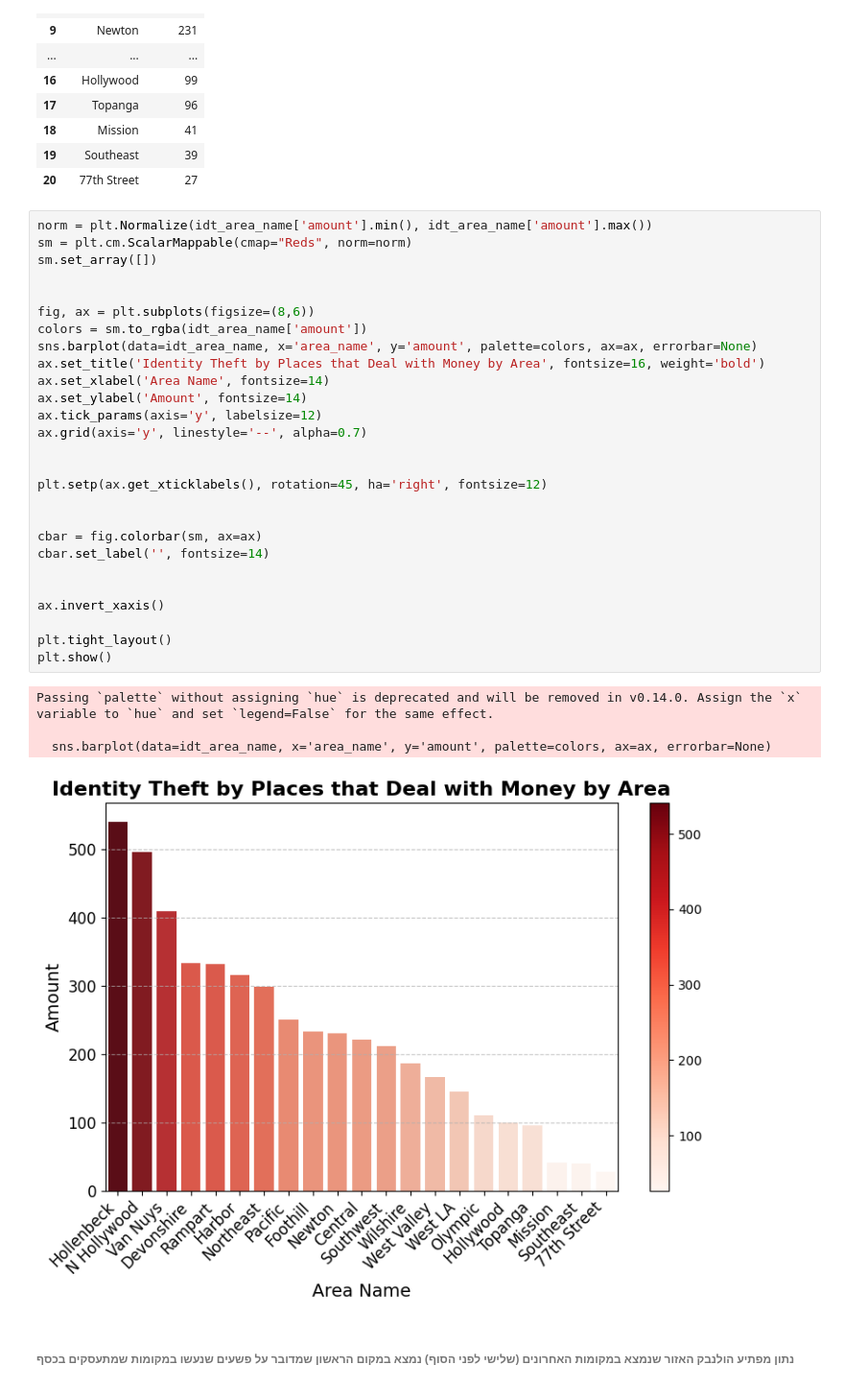
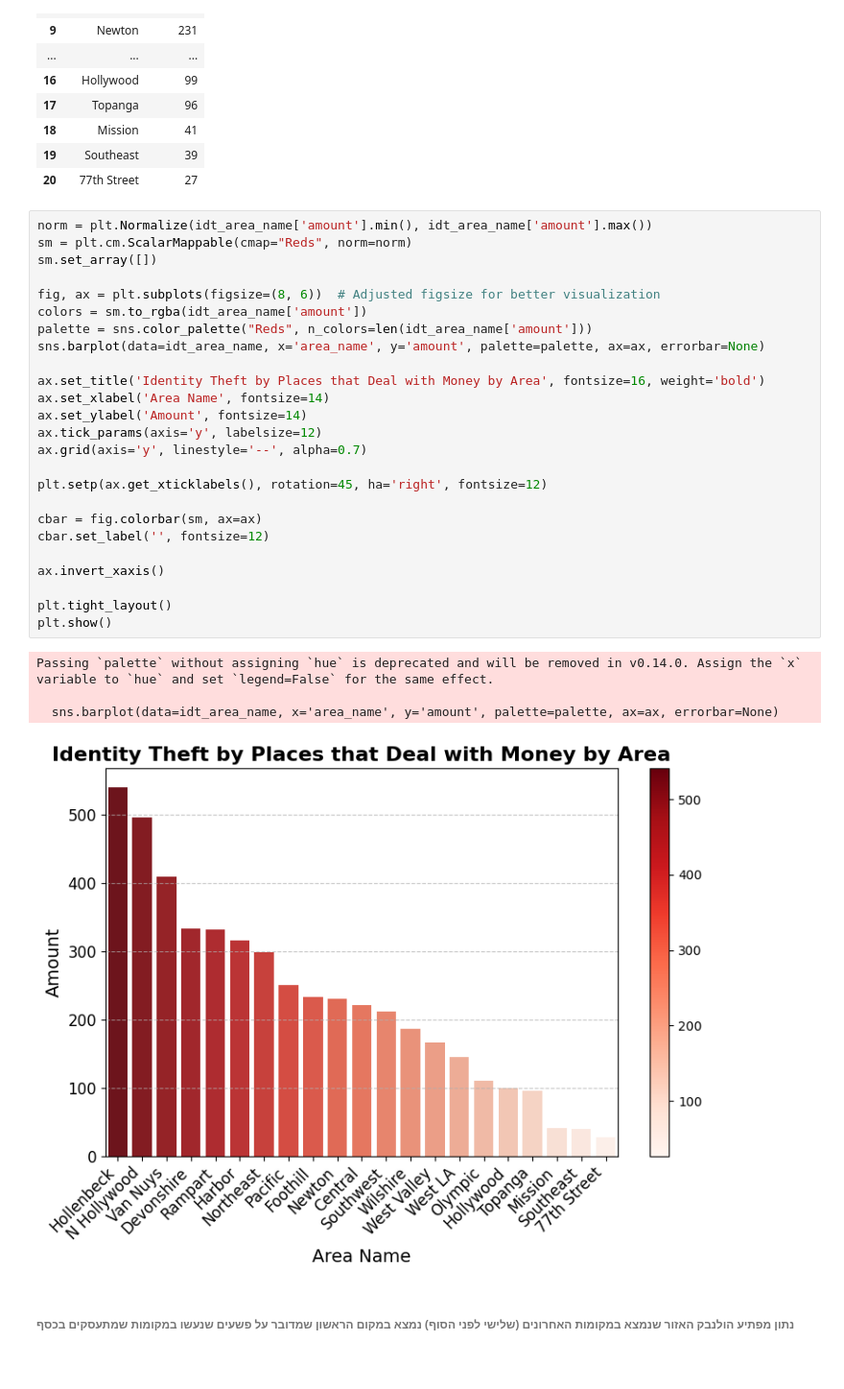
Before and after one commit to BareLevi/Data_Analysis_Final_Project, a Jupyter notebook: Ella_Tomer_bBarel_project_updated.ipynb, the cells around one changed output. Shown at 96% size. Drawn from its saved outputs; the diff is of its cells as text.

```diff
--- a/Ella_Tomer_bBarel_project_updated.ipynb
+++ b/Ella_Tomer_bBarel_project_updated.ipynb
@@ -870,35 +768,33 @@ idt_area_name
 # %%
 norm = plt.Normalize(idt_area_name['amount'].min(), idt_area_name['amount'].max())
 sm = plt.cm.ScalarMappable(cmap="Reds", norm=norm)
 sm.set_array([])
 
+fig, ax = plt.subplots(figsize=(8, 6))  # Adjusted figsize for better visualization
+colors = sm.to_rgba(idt_area_name['amount'])
+palette = sns.color_palette("Reds", n_colors=len(idt_area_name['amount']))
+sns.barplot(data=idt_area_name, x='area_name', y='amount', palette=palette, ax=ax, errorbar=None)
 
-fig, ax = plt.subplots(figsize=(8,6))
-colors = sm.to_rgba(idt_area_name['amount'])
-sns.barplot(data=idt_area_name, x='area_name', y='amount', palette=colors, ax=ax, errorbar=None)
 ax.set_title('Identity Theft by Places that Deal with Money by Area', fontsize=16, weight='bold')
 ax.set_xlabel('Area Name', fontsize=14)
 ax.set_ylabel('Amount', fontsize=14)
 ax.tick_params(axis='y', labelsize=12)
 ax.grid(axis='y', linestyle='--', alpha=0.7)
 
-
 plt.setp(ax.get_xticklabels(), rotation=45, ha='right', fontsize=12)
 
-
 cbar = fig.colorbar(sm, ax=ax)
-cbar.set_label('', fontsize=14)
-
+cbar.set_label('', fontsize=12)
 
 ax.invert_xaxis()
 
 plt.tight_layout()
 plt.show()
 # %% [output]
 Passing `palette` without assigning `hue` is deprecated and will be removed in v0.14.0. Assign the `x` variable to `hue` and set `legend=False` for the same effect.
 
-  sns.barplot(data=idt_area_name, x='area_name', y='amount', palette=colors, ax=ax, errorbar=None)
+  sns.barplot(data=idt_area_name, x='area_name', y='amount', palette=palette, ax=ax, errorbar=None)
-[figure, old version]
+[figure, new version]
 # %% [markdown]
 ###### נתון מפתיע הולנבק האזור שנמצא במקומות האחרונים (שלישי לפני הסוף) נמצא במקום הראשון שמדובר על פשעים שנעשו במקומות שמתעסקים בכסף
 # %% [markdown]
```
Also changed, not shown: parts of 20 cells of this notebook.
